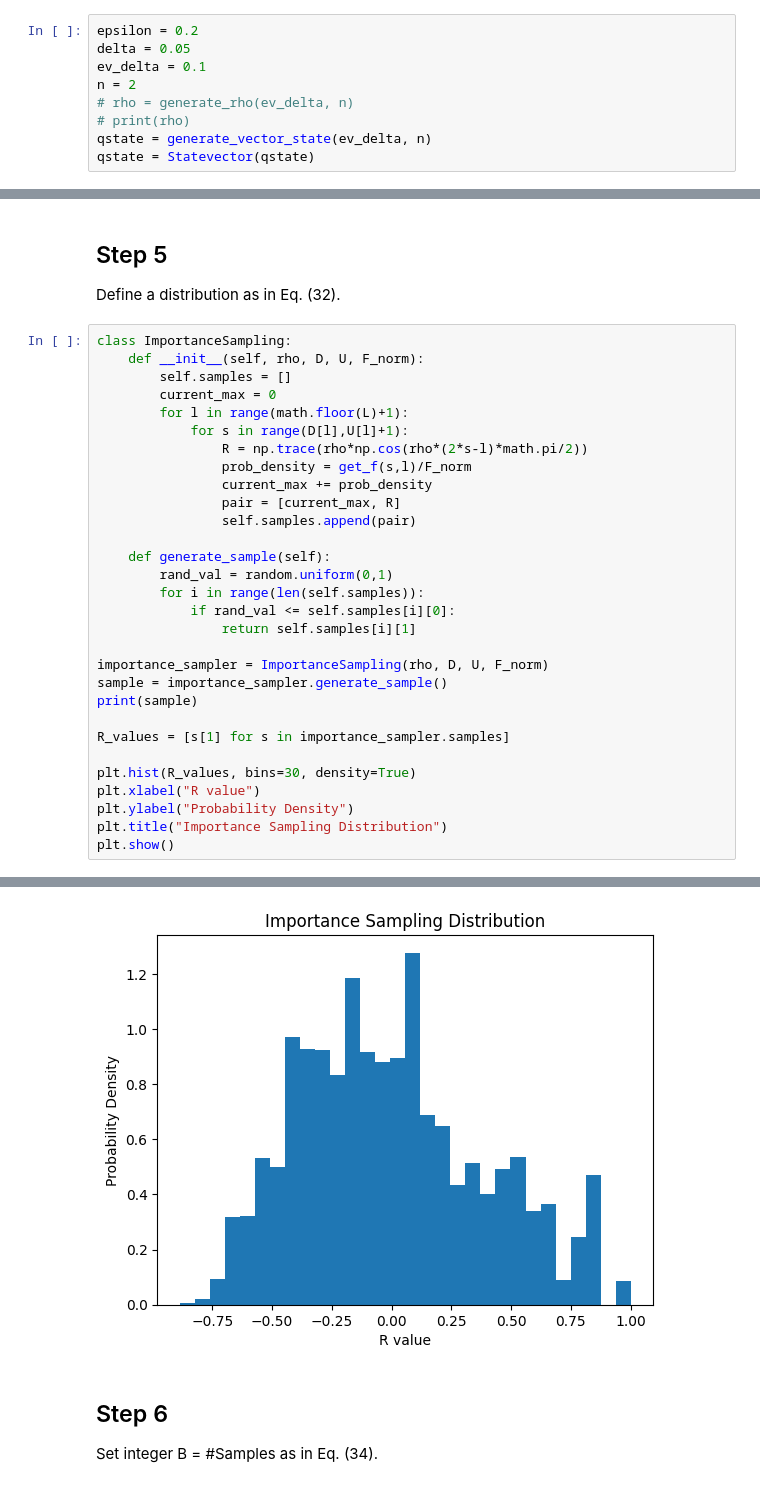
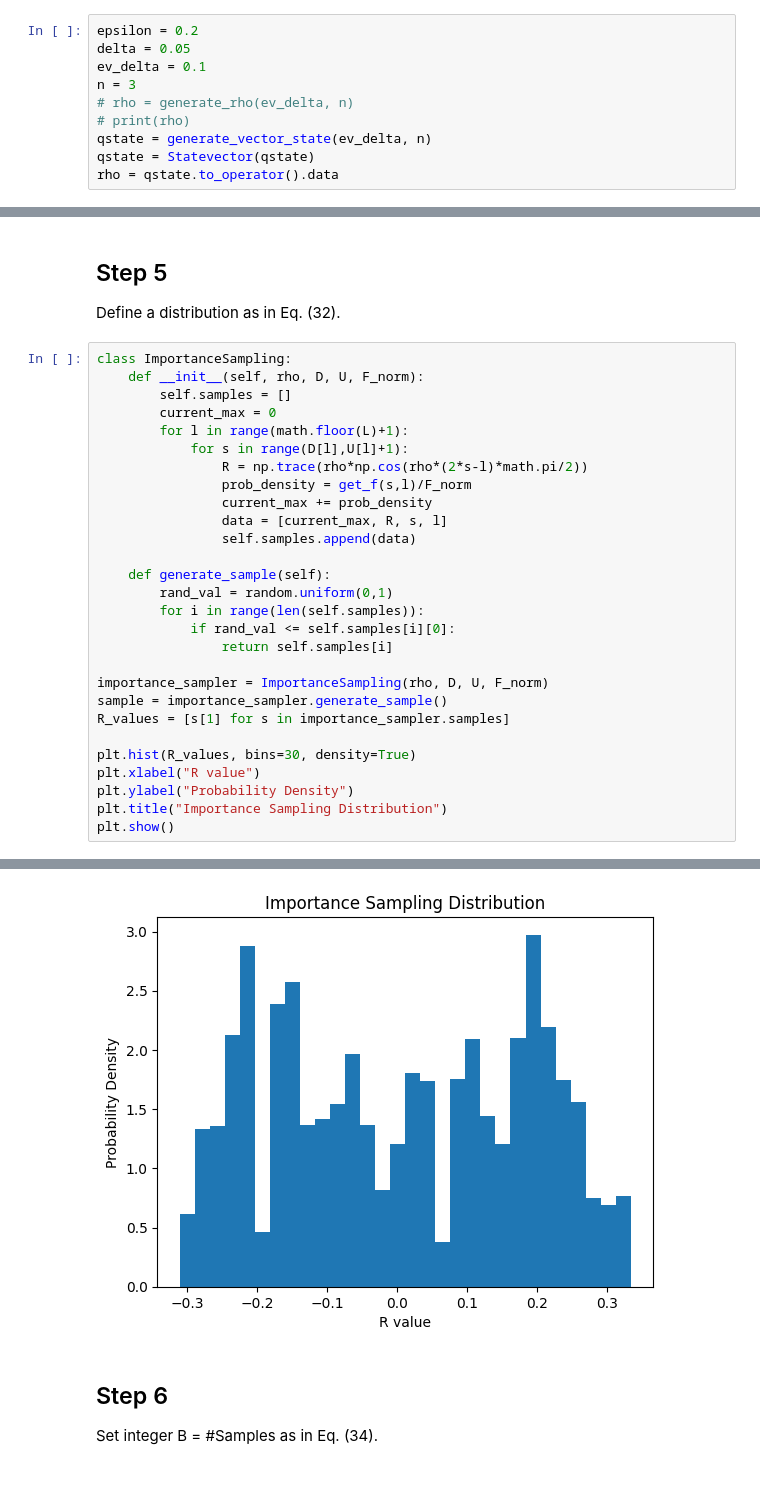
Before and after one commit to AdrianPanasiewicz/A-Practical-Guide-to-Quantum-Machine-Learning-and-Quantum-Optimization, a Jupyter notebook: Von_Neumann_Entropy.ipynb, the cells around one changed output, grey strips where cells are left out. Drawn from its saved outputs; the diff is of its cells as text.

```diff
--- a/Von_Neumann_Entropy.ipynb
+++ b/Von_Neumann_Entropy.ipynb
@@ -51,11 +51,12 @@ def generate_rho(ev_delta, n):
 epsilon = 0.2
 delta = 0.05
 ev_delta = 0.1
-n = 2
+n = 3
 # rho = generate_rho(ev_delta, n)
 # print(rho)
 qstate = generate_vector_state(ev_delta, n)
 qstate = Statevector(qstate)
+rho = qstate.to_operator().data
 # %% [markdown]
 # Algorithm
 ## Step 1
@@ -161,19 +162,17 @@ class ImportanceSampling:
 				R = np.trace(rho*np.cos(rho*(2*s-l)*math.pi/2))
 				prob_density = get_f(s,l)/F_norm
 				current_max += prob_density
-				pair = [current_max, R]
-				self.samples.append(pair)
+				data = [current_max, R, s, l]
+				self.samples.append(data)
 
 	def generate_sample(self):
 		rand_val = random.uniform(0,1)
 		for i in range(len(self.samples)):
 			if rand_val <= self.samples[i][0]:
-				return self.samples[i][1]
+				return self.samples[i]
 
 importance_sampler = ImportanceSampling(rho, D, U, F_norm)
 sample = importance_sampler.generate_sample()
-print(sample)
-
 R_values = [s[1] for s in importance_sampler.samples]
 
 plt.hist(R_values, bins=30, density=True)
@@ -186,4 +184,4 @@ plt.show()
-[figure, old version]
+[figure, new version]
 # %% [markdown]
 ## Step 6
 Set integer B = #Samples as in Eq. (34).
```
Also changed, not shown: parts of 14 cells of this notebook.
